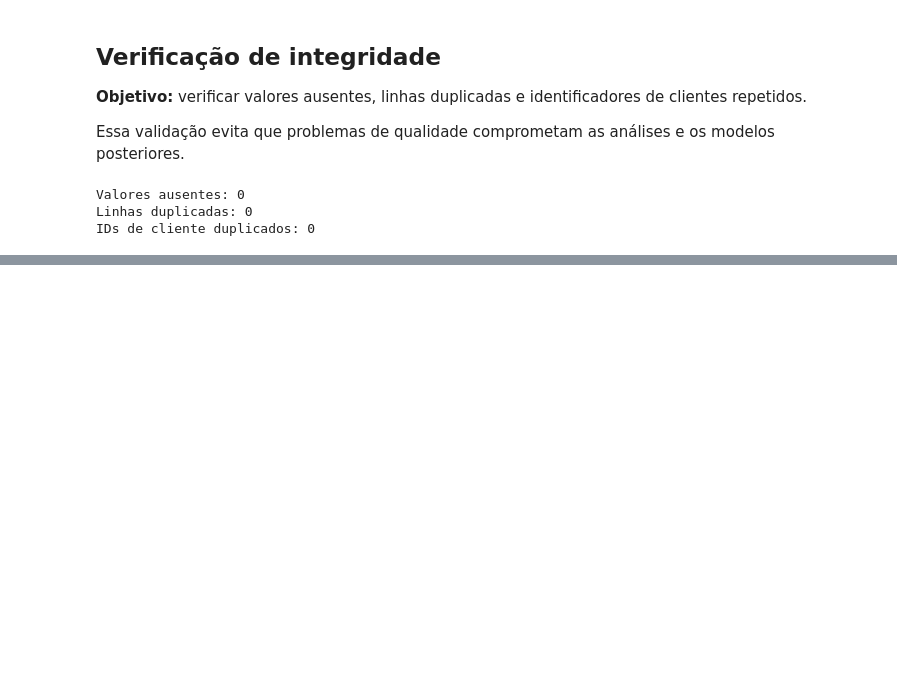
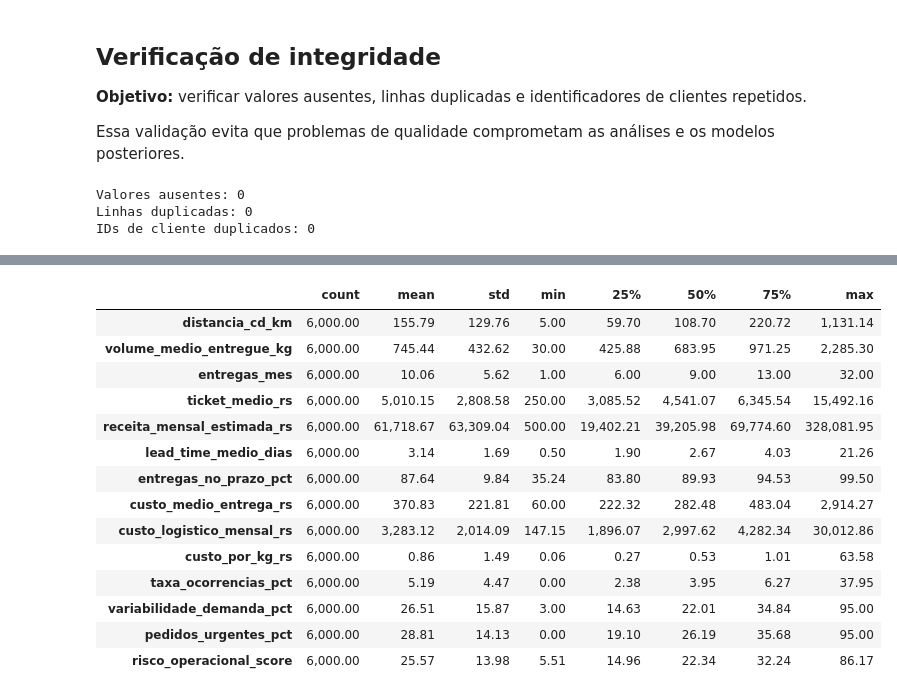
Before and after one commit to thedrads/supply-chain-clustering-anomaly-ai, a Jupyter notebook: notebooks/supply_chain_clustering_anomaly_ai.ipynb, the cells around one changed output, grey strips where cells are left out. Cells and saved outputs as stored; diff of their text form; code cells hidden in the pictures; blank space fills up the shorter version.

```diff
--- a/notebooks/supply_chain_clustering_anomaly_ai.ipynb
+++ b/notebooks/supply_chain_clustering_anomaly_ai.ipynb
@@ -132,0 +141,33 @@ IDs de cliente duplicados: 0
+# %%
+# Seleciona variáveis numéricas e exclui a coluna de auditoria.
+colunas_numericas_eda = (
+    clientes_df.select_dtypes(include="number")
+    .columns.drop("anomalia_sintetica")
+)
+
+# Calcula as principais estatísticas descritivas.
+estatisticas_descritivas = (
+    clientes_df[colunas_numericas_eda]
+    .describe()
+    .T
+    .round(2)
+)
+
+# Exibe o resumo estatístico.
+estatisticas_descritivas
+# %% [output]
+|  | count | mean | std | min | 25% | 50% | 75% | max |
+| distancia_cd_km | 6,000.00 | 155.79 | 129.76 | 5.00 | 59.70 | 108.70 | 220.72 | 1,131.14 |
+| volume_medio_entregue_kg | 6,000.00 | 745.44 | 432.62 | 30.00 | 425.88 | 683.95 | 971.25 | 2,285.30 |
+| entregas_mes | 6,000.00 | 10.06 | 5.62 | 1.00 | 6.00 | 9.00 | 13.00 | 32.00 |
+| ticket_medio_rs | 6,000.00 | 5,010.15 | 2,808.58 | 250.00 | 3,085.52 | 4,541.07 | 6,345.54 | 15,492.16 |
+| receita_mensal_estimada_rs | 6,000.00 | 61,718.67 | 63,309.04 | 500.00 | 19,402.21 | 39,205.98 | 69,774.60 | 328,081.95 |
+| lead_time_medio_dias | 6,000.00 | 3.14 | 1.69 | 0.50 | 1.90 | 2.67 | 4.03 | 21.26 |
+| entregas_no_prazo_pct | 6,000.00 | 87.64 | 9.84 | 35.24 | 83.80 | 89.93 | 94.53 | 99.50 |
+| custo_medio_entrega_rs | 6,000.00 | 370.83 | 221.81 | 60.00 | 222.32 | 282.48 | 483.04 | 2,914.27 |
+| custo_logistico_mensal_rs | 6,000.00 | 3,283.12 | 2,014.09 | 147.15 | 1,896.07 | 2,997.62 | 4,282.34 | 30,012.86 |
+| custo_por_kg_rs | 6,000.00 | 0.86 | 1.49 | 0.06 | 0.27 | 0.53 | 1.01 | 63.58 |
+| taxa_ocorrencias_pct | 6,000.00 | 5.19 | 4.47 | 0.00 | 2.38 | 3.95 | 6.27 | 37.95 |
+| variabilidade_demanda_pct | 6,000.00 | 26.51 | 15.87 | 3.00 | 14.63 | 22.01 | 34.84 | 95.00 |
+| pedidos_urgentes_pct | 6,000.00 | 28.81 | 14.13 | 0.00 | 19.10 | 26.19 | 35.68 | 95.00 |
+| risco_operacional_score | 6,000.00 | 25.57 | 13.98 | 5.51 | 14.96 | 22.34 | 32.24 | 86.17 |
```
Also changed, not shown: parts of 14 cells of this notebook.
